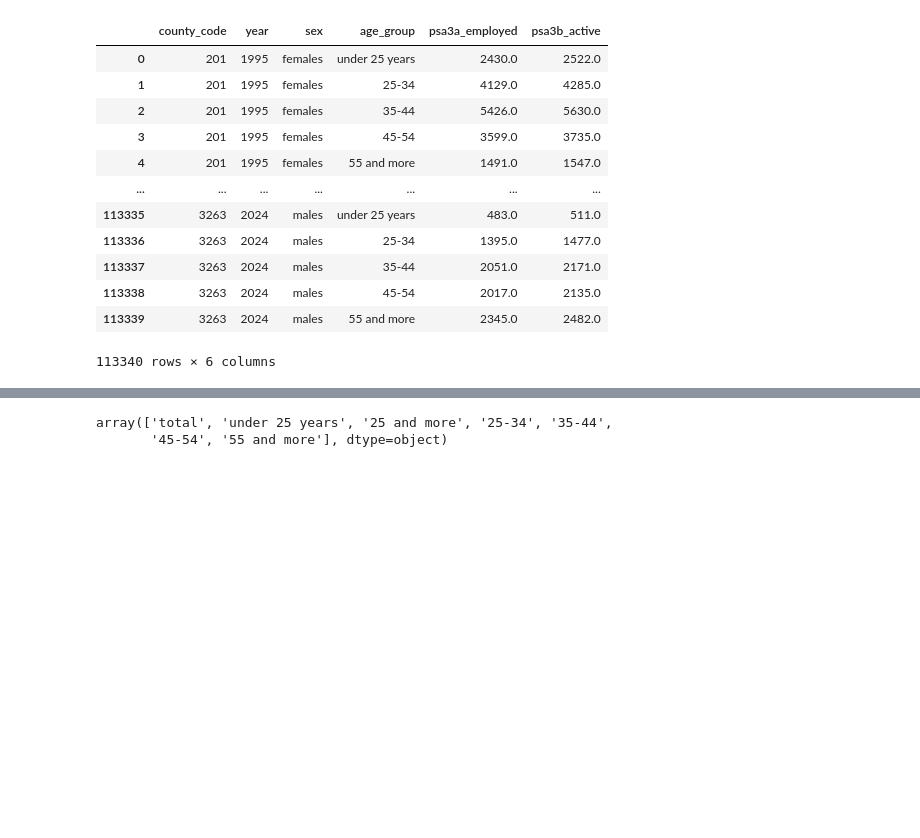
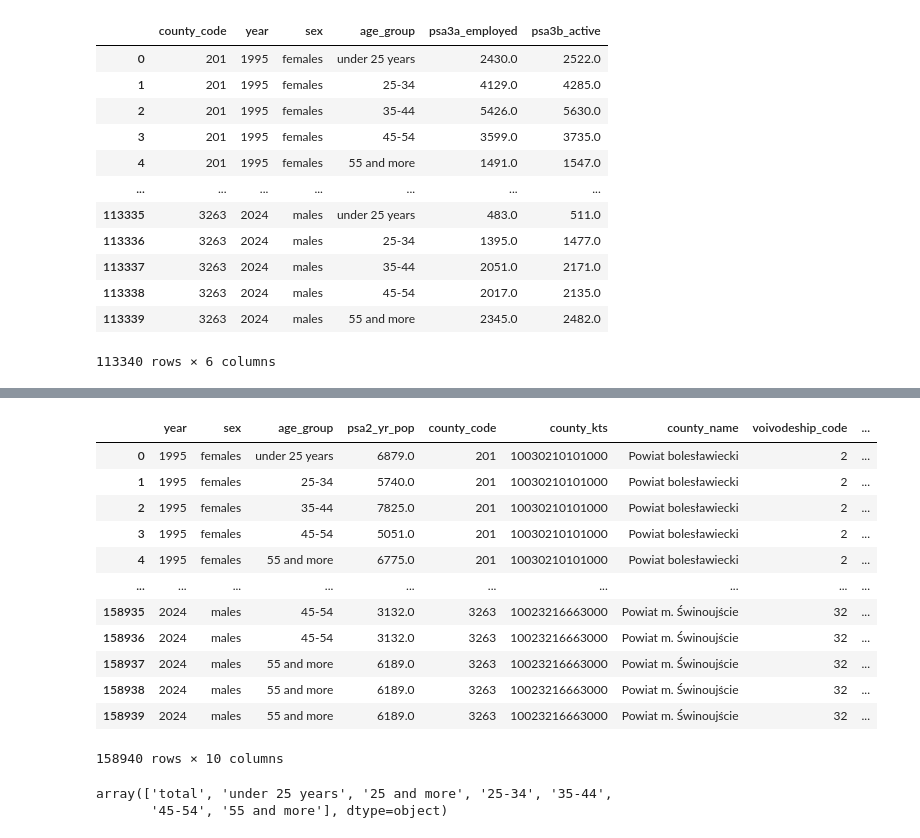
Before and after one commit to harrisonluff/Group_Project_Y3, a Jupyter notebook: notebooks/analysis/03_01_population_outcome.ipynb, the cells around one changed output, grey strips where cells are left out. Drawn from its saved outputs; the diff is of its cells as text; code cells hidden in the pictures; blank space fills up the shorter version.

```diff
--- a/notebooks/analysis/03_01_population_outcome.ipynb
+++ b/notebooks/analysis/03_01_population_outcome.ipynb
@@ -1041,0 +1050,10 @@ psa_option3
+# %%
+# First need to build base of option 4 - this will be p2137 (option 2) merged with voi (from county_code)
+psa_option4 = psa_option2.merge(
+    county_codes,
+    how="left",
+    on="county_code"
+)
+psa_option4["voivodeship_code"] = psa_option4["county_kts"].apply(lambda x: int(str(x)[4:6]))
+
+psa_option4
@@ -1041,0 +1074,10 @@ psa_option3
+# %%
+p4437 = pd.read_csv(repo_root / "cleaned/03_01_outcome_data/lfs_vo_activity_rate_sex_age_p4437.csv", index_col=0)
+
+p4437["voivodeship_code"] = p4437["code"].apply(lambda x: int(str(x)[:-5]))
+
+p4437.age.value_counts()
+
+# Match 15-24 to under 25 years
+# Match 20-64 to 25-34 through 45-54
+# Macth 50-89 to 55 and more
@@ -1042,3 +1111,37 @@ psa_option3
+# %%
+# Set up matching groups and merge
+p4437["matching_group"] = np.nan
+p4437.loc[(p4437["age"]=="15-24"), "matching_group"] = 0
+p4437.loc[(p4437["age"]=="20-64"), "matching_group"] = 1
+p4437.loc[(p4437["age"]=="50-89"), "matching_group"] = 2
+
+psa_option4["matching_group"] = np.nan
+psa_option4.loc[(psa_option4["age_group"]=="under 25 years"), "matching_group"] = 0
+psa_option4.loc[
+    (psa_option4["age_group"].isin(["25-34", "35-44", "45-54"])), "matching_group"
+] = 1
+psa_option4.loc[(psa_option4["age_group"]=="55 and more"), "matching_group"] = 2
+
+psa_option4 = psa_option4.merge(
+    p4437[["voivodeship_code", "year", "matching_group", "rate"]],
+    how="left",
+    on=["voivodeship_code", "year", "matching_group"]
+)
+psa_option4
+# %% [output]
+|  | year | sex | age_group | psa2_yr_pop | county_code | county_kts | county_name | voivodeship_code | ... |
+| 0 | 1995 | females | under 25 years | 6879.0 | 201 | 10030210101000 | Powiat bolesławiecki | 2 | ... |
+| 1 | 1995 | females | 25-34 | 5740.0 | 201 | 10030210101000 | Powiat bolesławiecki | 2 | ... |
+| 2 | 1995 | females | 35-44 | 7825.0 | 201 | 10030210101000 | Powiat bolesławiecki | 2 | ... |
+| 3 | 1995 | females | 45-54 | 5051.0 | 201 | 10030210101000 | Powiat bolesławiecki | 2 | ... |
+| 4 | 1995 | females | 55 and more | 6775.0 | 201 | 10030210101000 | Powiat bolesławiecki | 2 | ... |
+| ... | ... | ... | ... | ... | ... | ... | ... | ... | ... |
+| 158935 | 2024 | males | 45-54 | 3132.0 | 3263 | 10023216663000 | Powiat m. Świnoujście | 32 | ... |
+| 158936 | 2024 | males | 45-54 | 3132.0 | 3263 | 10023216663000 | Powiat m. Świnoujście | 32 | ... |
+| 158937 | 2024 | males | 55 and more | 6189.0 | 3263 | 10023216663000 | Powiat m. Świnoujście | 32 | ... |
+| 158938 | 2024 | males | 55 and more | 6189.0 | 3263 | 10023216663000 | Powiat m. Świnoujście | 32 | ... |
+| 158939 | 2024 | males | 55 and more | 6189.0 | 3263 | 10023216663000 | Powiat m. Świnoujście | 32 | ... |
+158940 rows × 10 columns
 # %%
 p1946 = pd.read_csv(repo_root / "cleaned/03_01_outcome_data/ru_sex_age_p1946.csv", index_col=0)
 p1946.age.unique()
```
Also changed, not shown: parts of 4 cells of this notebook.
